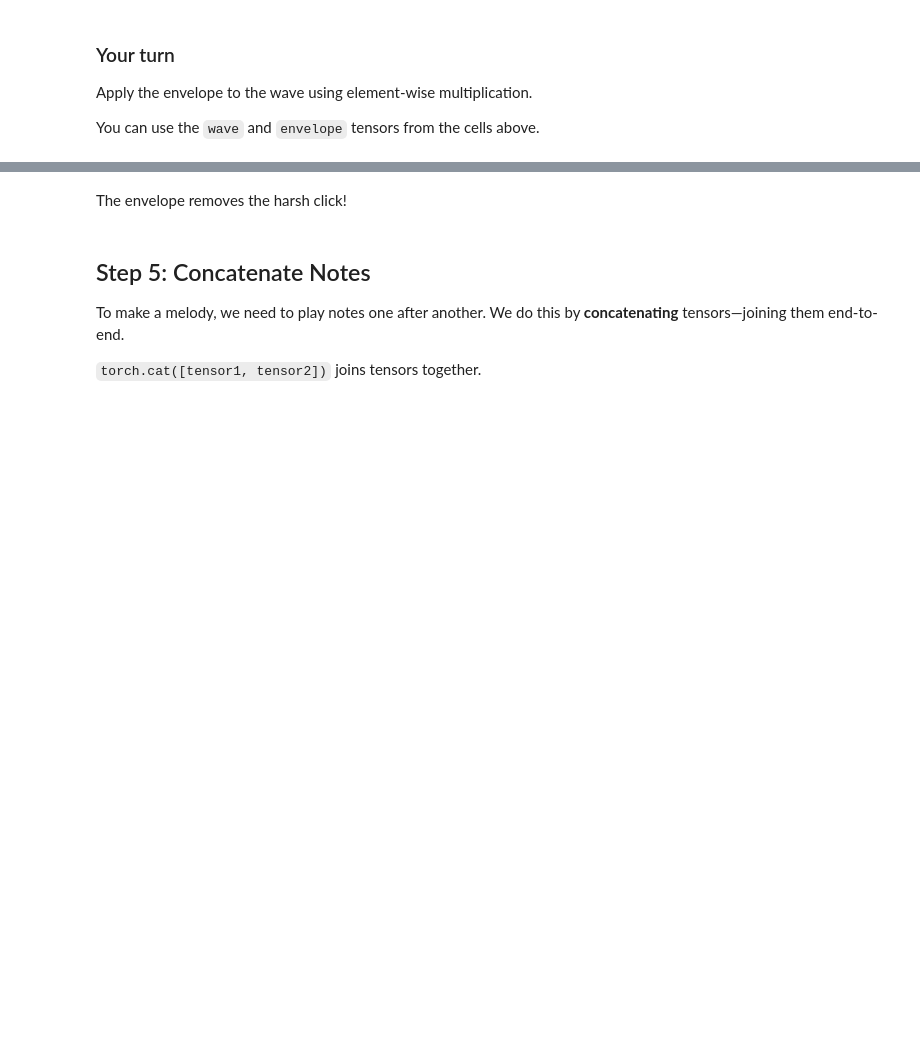
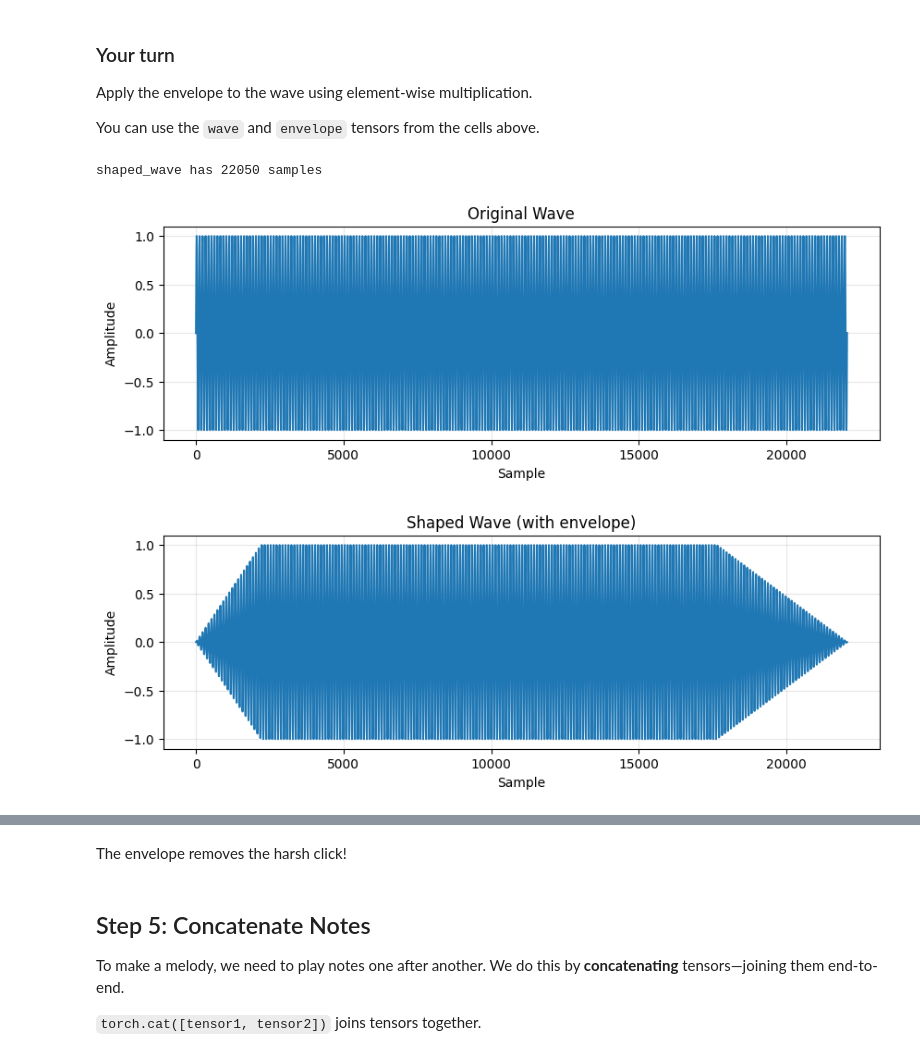
Before and after one commit to berklee-epd/mtec345-homework, a Jupyter notebook: shao-hi/lab-2/tensors.ipynb, the cells around one changed output, grey strips where cells are left out. Cells and saved outputs as stored; diff of their text form; code cells hidden in the pictures; blank space fills up the shorter version.

```diff
--- a/shao-hi/lab-2/tensors.ipynb
+++ b/shao-hi/lab-2/tensors.ipynb
@@ -365,8 +389,8 @@ sample_rate = 44100
 duration = 0.3
 frequency = 523
 
-num_samples = None  # FILL THIS IN
-t = None            # FILL THIS IN
-wave = None         # FILL THIS IN
+num_samples =  13230  # FILL THIS IN
+t = torch.linspace(0, 0.3, 13230 )          # FILL THIS IN
+wave =  torch.sin(2 * torch.pi * frequency * t)       # FILL THIS IN
 
 Audio(wave, rate=sample_rate)
@@ -461,11 +503,15 @@ Apply the envelope to the wave using element-wise multiplication.
 
 You can use the `wave` and `envelope` tensors from the cells above.
 # %%
-shaped_wave = None  # FILL THIS IN: multiply wave by envelope
+shaped_wave = wave * envelope  # FILL THIS IN: multiply wave by envelope
 
 print(f"shaped_wave has {len(shaped_wave)} samples")
 show_waveform(wave, title="Original Wave")
 show_waveform(shaped_wave, title="Shaped Wave (with envelope)")
+# %% [output]
+shaped_wave has 22050 samples
+[figure, added]
+[figure, added]
 # %%
 # Listen to the difference
 print("Without envelope:")
```
Also changed, not shown: parts of 26 cells of this notebook.
